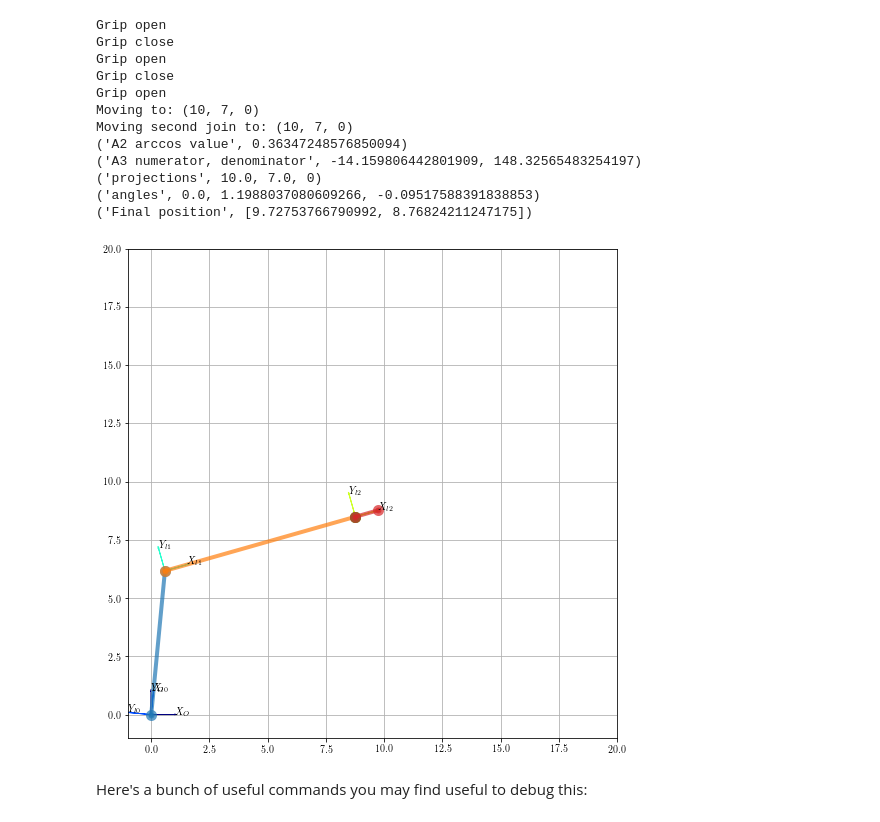
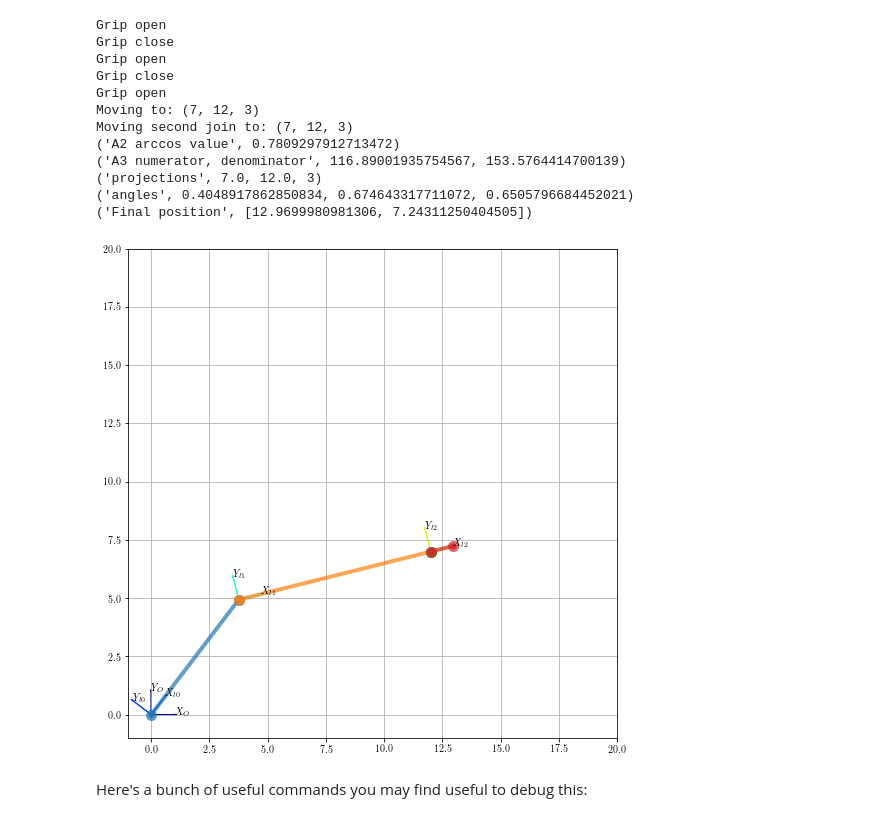
Before and after one commit to octavifs/simbiorob, a Jupyter notebook: MearmControl.ipynb, the cells around one changed output. Drawn from its saved outputs; the diff is of its cells as text; code cells hidden in the pictures.

Commit message:
Fixed MearmControl angles

```diff
--- a/MearmControl.ipynb
+++ b/MearmControl.ipynb
@@ -1,5 +1,4 @@
 # %%
-from servos import ServoSB
 from links import MultiLink
 import numpy as np
 
@@ -20,10 +19,10 @@ class MeArm(object):
 
         # TODO: connect the servos to their pin and select the range of the angles
         DUMMY_VAL = 1,0,180 # Remove this!
-        self.servos = {"base":ServoSB( *DUMMY_VAL ),
-                      "shoulder":ServoSB( *DUMMY_VAL ),
-                      "elbow":ServoSB( *DUMMY_VAL ),
-                      "grip":ServoSB( *DUMMY_VAL )}
+#        self.servos = {"base":ServoSB( *DUMMY_VAL ),
+#                      "shoulder":ServoSB( *DUMMY_VAL ),
+#                      "elbow":ServoSB( *DUMMY_VAL ),
+#                      "grip":ServoSB( *DUMMY_VAL )}
     def rad2deg(self, rad):
         return rad/np.pi*180
 
@@ -31,7 +30,7 @@ class MeArm(object):
         # TODO: change Multilink to accept DH specifications
         body = MultiLink()
         #body.addLink(self._L1, self.rad2deg(self._A1))
-        body.addLink(self._L1, self.rad2deg(np.pi/2+self._A3))
+        body.addLink(self._L1, self.rad2deg(np.pi/2-self._A3))
         body.addLink(self._L2, self.rad2deg(-self._A2))
         body.compose()
         return body
@@ -123,42 +122,42 @@ class MeArm(object):
         x_proj, y_proj = self.projectionInXYplane(self.D_MAX, x, y)
         # calculate angles A2 and A3
         new_A2 = self.calculate_A2(x_proj, y_proj)
         new_A3 = self.calculate_A3(new_A2, x_proj, y_proj)
 
         # update positions with some angular velocity
         self._A1 = new_A1
         self._A2 = new_A2
         self._A3 = new_A3
 
         print("projections", x_proj,y_proj,z)
         print("angles", self._A1,self._A2,self._A3)
         print("Final position", arm.current_body().jointsToPosition()[:2])
         arm.current_body().plotLinks()
 
 arm = MeArm()
 arm.clap()
 #Go up and left to grab something
-arm.gotoPoint(10,7,0);
+arm.gotoPoint(7, 12 ,3);
 #arm.closeGripper();
 #Go down, forward and right to drop it
 #arm.gotoPoint(70,200,10);
 #arm.openGripper();
 #Back to start position
 #arm.gotoPoint(0,100,50);
 # %% [output]
 Grip open
 Grip close
 Grip open
 Grip close
 Grip open
-Moving to: (10, 7, 0)
-Moving second join to: (10, 7, 0)
-('A2 arccos value', 0.36347248576850094)
-('A3 numerator, denominator', -14.159806442801909, 148.32565483254197)
-('projections', 10.0, 7.0, 0)
-('angles', 0.0, 1.1988037080609266, -0.09517588391838853)
-('Final position', [9.72753766790992, 8.76824211247175])
+Moving to: (7, 12, 3)
+Moving second join to: (7, 12, 3)
+('A2 arccos value', 0.7809297912713472)
+('A3 numerator, denominator', 116.89001935754567, 153.5764414700139)
+('projections', 7.0, 12.0, 3)
+('angles', 0.4048917862850834, 0.674643317711072, 0.6505796684452021)
+('Final position', [12.9699980981306, 7.24311250404505])
-[figure, old version]
+[figure, new version]
 # %% [markdown]
 Here's a bunch of useful commands you may find useful to debug this:
 # %%
```
Also changed, not shown: parts of 2 cells of this notebook.
